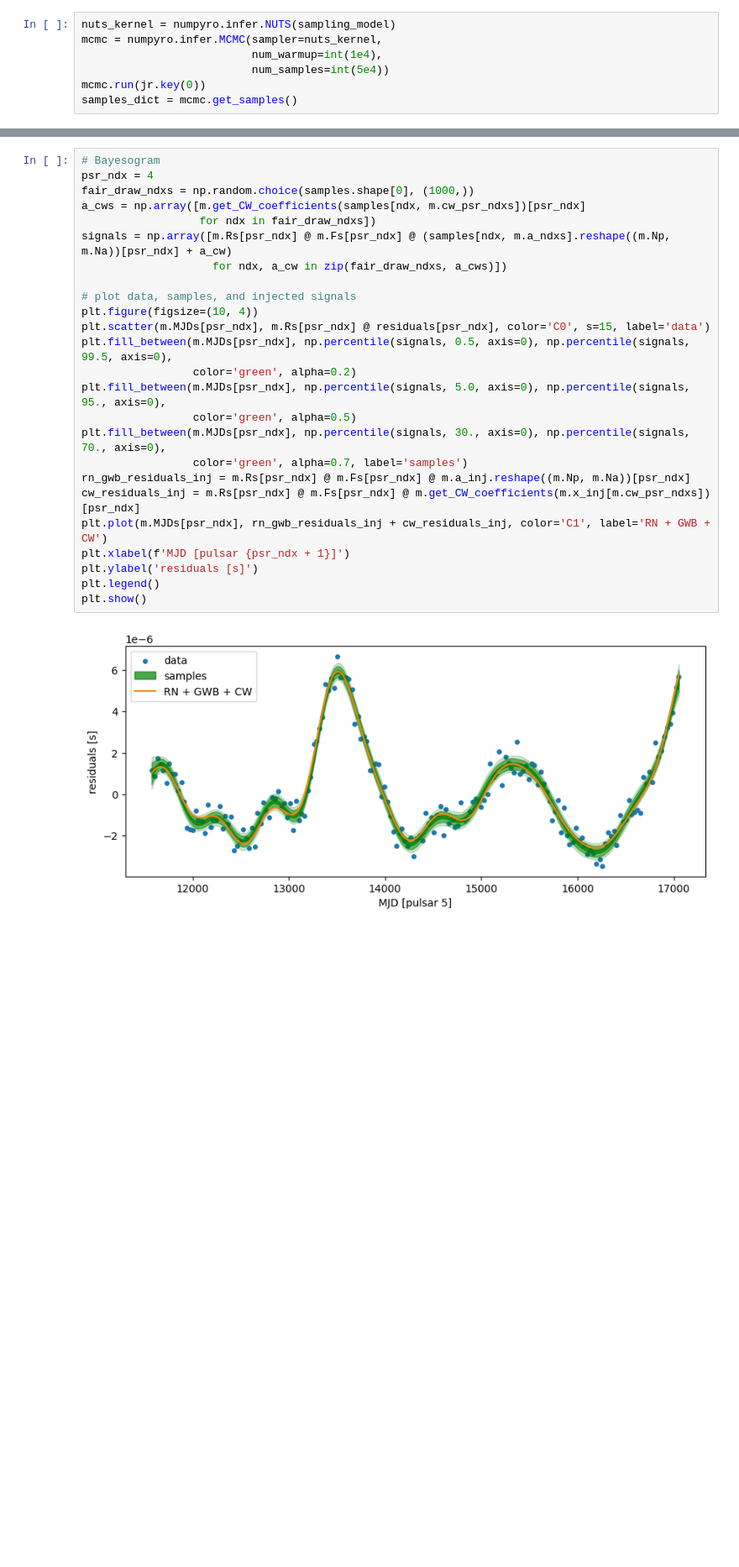
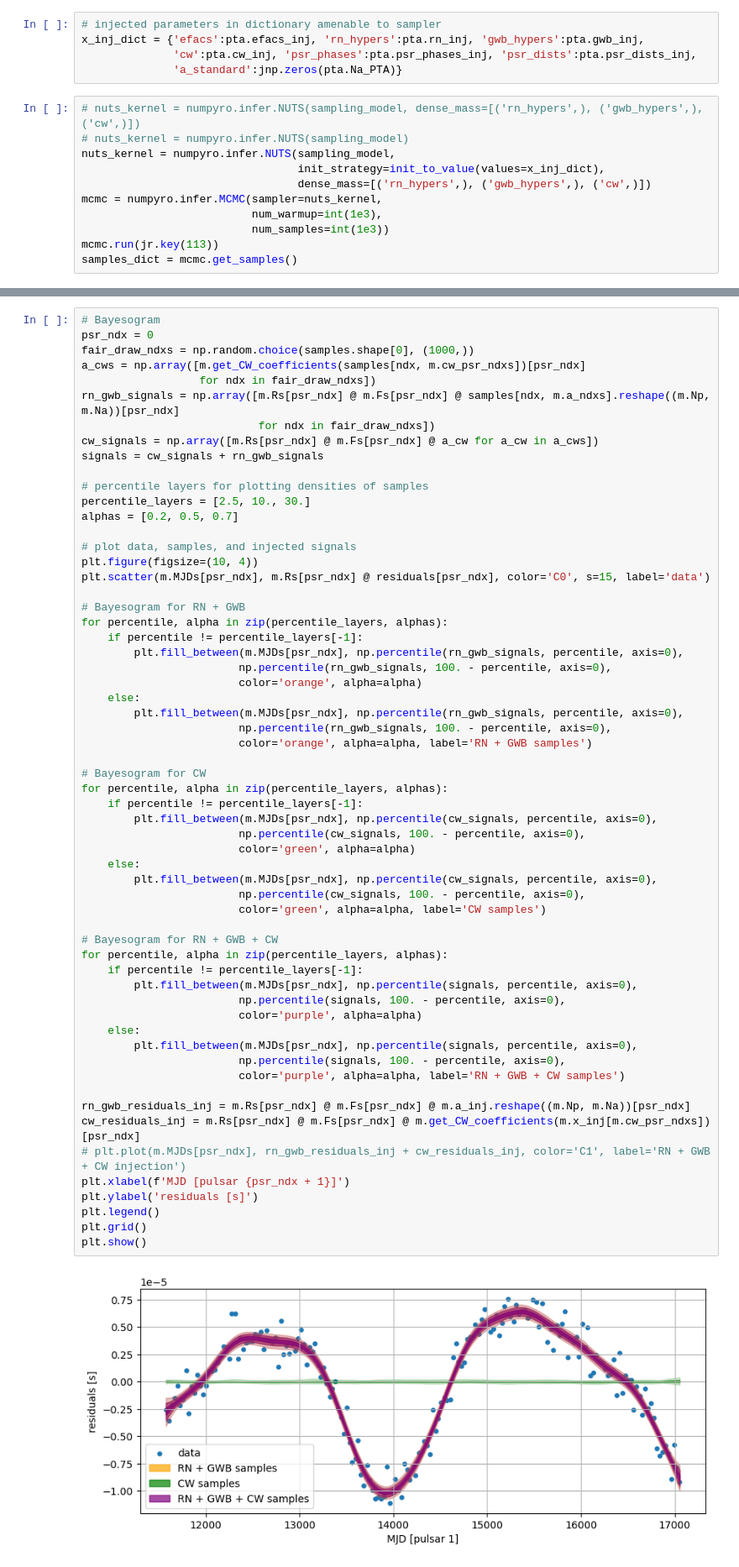
Before and after one commit to aiden-g12321/PTA_joint, a Jupyter notebook: hmc.ipynb, the cells around one changed output, grey strips where cells are left out. Shown at 84% size. Drawn from its saved outputs; the diff is of its cells as text; blank space fills up the shorter version.

```diff
--- a/hmc.ipynb
+++ b/hmc.ipynb
@@ -117,12 +124,21 @@ def sampling_model():
 
     # likelihood
     numpyro.factor('ln_likelihood', l.lnlike(efacs, a + a_cw))
+# %%
+# injected parameters in dictionary amenable to sampler
+x_inj_dict = {'efacs':pta.efacs_inj, 'rn_hypers':pta.rn_inj, 'gwb_hypers':pta.gwb_inj,
+              'cw':pta.cw_inj, 'psr_phases':pta.psr_phases_inj, 'psr_dists':pta.psr_dists_inj,
+              'a_standard':jnp.zeros(pta.Na_PTA)}
 # %%
-nuts_kernel = numpyro.infer.NUTS(sampling_model)
+# nuts_kernel = numpyro.infer.NUTS(sampling_model, dense_mass=[('rn_hypers',), ('gwb_hypers',), ('cw',)])
+# nuts_kernel = numpyro.infer.NUTS(sampling_model)
+nuts_kernel = numpyro.infer.NUTS(sampling_model,
+                                 init_strategy=init_to_value(values=x_inj_dict),
+                                 dense_mass=[('rn_hypers',), ('gwb_hypers',), ('cw',)])
 mcmc = numpyro.infer.MCMC(sampler=nuts_kernel,
-                          num_warmup=int(1e4),
-                          num_samples=int(5e4))
-mcmc.run(jr.key(0))
+                          num_warmup=int(1e3),
+                          num_samples=int(1e3))
+mcmc.run(jr.key(113))
 samples_dict = mcmc.get_samples()
 # %%
 samples = np.concatenate((samples_dict['efacs'],
@@ -175,27 +223,62 @@ Parameter $\gamma_{1}$ in chain HMC is not constrained
 # %%
 # Bayesogram
-psr_ndx = 4
+psr_ndx = 0
 fair_draw_ndxs = np.random.choice(samples.shape[0], (1000,))
 a_cws = np.array([m.get_CW_coefficients(samples[ndx, m.cw_psr_ndxs])[psr_ndx]
                   for ndx in fair_draw_ndxs])
-signals = np.array([m.Rs[psr_ndx] @ m.Fs[psr_ndx] @ (samples[ndx, m.a_ndxs].reshape((m.Np, m.Na))[psr_ndx] + a_cw)
-                    for ndx, a_cw in zip(fair_draw_ndxs, a_cws)])
+rn_gwb_signals = np.array([m.Rs[psr_ndx] @ m.Fs[psr_ndx] @ samples[ndx, m.a_ndxs].reshape((m.Np, m.Na))[psr_ndx]
+                           for ndx in fair_draw_ndxs])
+cw_signals = np.array([m.Rs[psr_ndx] @ m.Fs[psr_ndx] @ a_cw for a_cw in a_cws])
+signals = cw_signals + rn_gwb_signals
+
+# percentile layers for plotting densities of samples
+percentile_layers = [2.5, 10., 30.]
+alphas = [0.2, 0.5, 0.7]
 
 # plot data, samples, and injected signals
 plt.figure(figsize=(10, 4))
 plt.scatter(m.MJDs[psr_ndx], m.Rs[psr_ndx] @ residuals[psr_ndx], color='C0', s=15, label='data')
-plt.fill_between(m.MJDs[psr_ndx], np.percentile(signals, 0.5, axis=0), np.percentile(signals, 99.5, axis=0),
-                 color='green', alpha=0.2)
-plt.fill_between(m.MJDs[psr_ndx], np.percentile(signals, 5.0, axis=0), np.percentile(signals, 95., axis=0),
-                 color='green', alpha=0.5)
-plt.fill_between(m.MJDs[psr_ndx], np.percentile(signals, 30., axis=0), np.percentile(signals, 70., axis=0),
-                 color='green', alpha=0.7, label='samples')
+
+# Bayesogram for RN + GWB
+for percentile, alpha in zip(percentile_layers, alphas):
+    if percentile != percentile_layers[-1]:
+        plt.fill_between(m.MJDs[psr_ndx], np.percentile(rn_gwb_signals, percentile, axis=0),
+                        np.percentile(rn_gwb_signals, 100. - percentile, axis=0),
+                        color='orange', alpha=alpha)
+    else:
+        plt.fill_between(m.MJDs[psr_ndx], np.percentile(rn_gwb_signals, percentile, axis=0),
+                        np.percentile(rn_gwb_signals, 100. - percentile, axis=0),
+                        color='orange', alpha=alpha, label='RN + GWB samples')
+
+# Bayesogram for CW
+for percentile, alpha in zip(percentile_layers, alphas):
+    if percentile != percentile_layers[-1]:
+        plt.fill_between(m.MJDs[psr_ndx], np.percentile(cw_signals, percentile, axis=0),
+                        np.percentile(cw_signals, 100. - percentile, axis=0),
+                        color='green', alpha=alpha)
+    else:
+        plt.fill_between(m.MJDs[psr_ndx], np.percentile(cw_signals, percentile, axis=0),
+                        np.percentile(cw_signals, 100. - percentile, axis=0),
+                        color='green', alpha=alpha, label='CW samples')
+
+# Bayesogram for RN + GWB + CW
+for percentile, alpha in zip(percentile_layers, alphas):
+    if percentile != percentile_layers[-1]:
+        plt.fill_between(m.MJDs[psr_ndx], np.percentile(signals, percentile, axis=0),
+                        np.percentile(signals, 100. - percentile, axis=0),
+                        color='purple', alpha=alpha)
+    else:
+        plt.fill_between(m.MJDs[psr_ndx], np.percentile(signals, percentile, axis=0),
+                        np.percentile(signals, 100. - percentile, axis=0),
+                        color='purple', alpha=alpha, label='RN + GWB + CW samples')
+
 rn_gwb_residuals_inj = m.Rs[psr_ndx] @ m.Fs[psr_ndx] @ m.a_inj.reshape((m.Np, m.Na))[psr_ndx]
 cw_residuals_inj = m.Rs[psr_ndx] @ m.Fs[psr_ndx] @ m.get_CW_coefficients(m.x_inj[m.cw_psr_ndxs])[psr_ndx]
-plt.plot(m.MJDs[psr_ndx], rn_gwb_residuals_inj + cw_residuals_inj, color='C1', label='RN + GWB + CW')
+# plt.plot(m.MJDs[psr_ndx], rn_gwb_residuals_inj + cw_residuals_inj, color='C1', label='RN + GWB + CW injection')
 plt.xlabel(f'MJD [pulsar {psr_ndx + 1}]')
 plt.ylabel('residuals [s]')
 plt.legend()
+plt.grid()
 plt.show()
 # %% [output]
-[figure, old version]
+[figure, new version]
```
Also changed, not shown: parts of 12 cells of this notebook, 6 other files.
